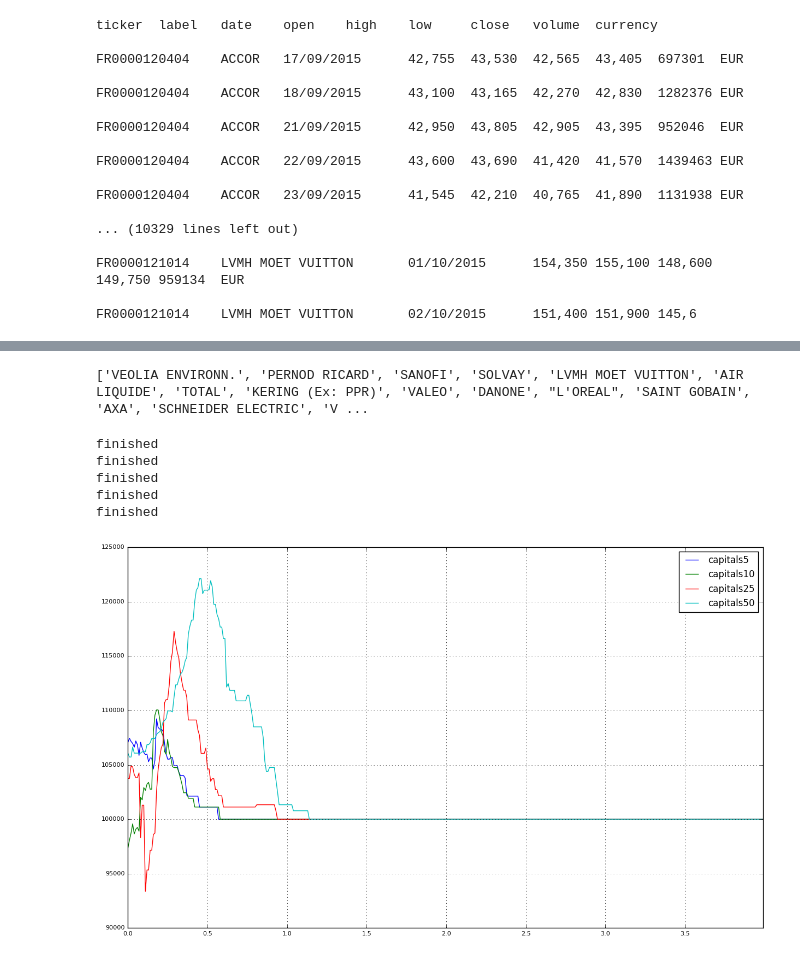
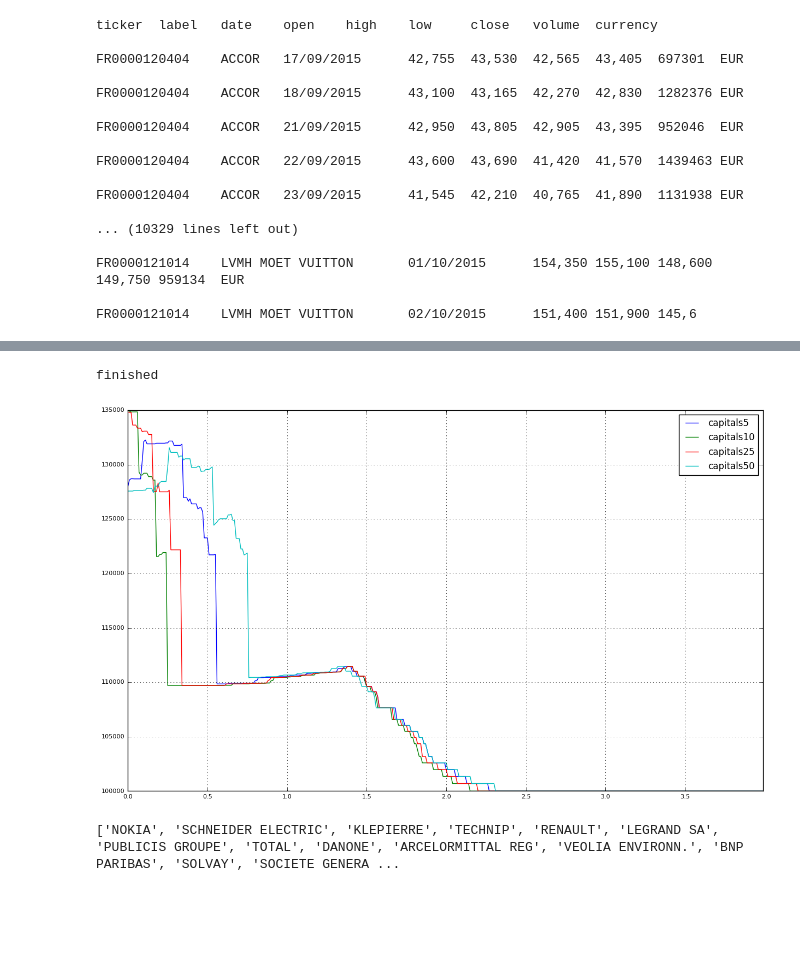
Before and after one commit to maximeBuguel/datascience_project, a Jupyter notebook: notebook.ipynb, the cells around one changed output, grey strips where cells are left out. Drawn from its saved outputs; the diff is of its cells as text; code cells hidden in the pictures; blank space fills up the shorter version.

```diff
--- a/notebook.ipynb
+++ b/notebook.ipynb
@@ -267,3 +263,8 @@ simulateOnDataSet("ACCOR")
+# %%
+simulateOnDataSet("PERNOD RICARD")
+# %% [output]
+finished
+[figure, added]
 # %%
 listCompany = []
 with open("data.txt", "r") as f:
@@ -272,19 +273,9 @@ with open("data.txt", "r") as f:
     for line in data:
         row = line.strip('\n').split('\t')
         value = row[1]
-        if not value in dictCompany:
+        if not value in dictCompany and not value == 'label':
             dictCompany[value] = 0
 listCompany = list(dictCompany.keys())
 print(listCompany)
 # %% [output]
-['VEOLIA ENVIRONN.', 'PERNOD RICARD', 'SANOFI', 'SOLVAY', 'LVMH MOET VUITTON', 'AIR LIQUIDE', 'TOTAL', 'KERING (Ex: PPR)', 'VALEO', 'DANONE', "L'OREAL", 'SAINT GOBAIN', 'AXA', 'SCHNEIDER ELECTRIC', 'V ...
+['NOKIA', 'SCHNEIDER ELECTRIC', 'KLEPIERRE', 'TECHNIP', 'RENAULT', 'LEGRAND SA', 'PUBLICIS GROUPE', 'TOTAL', 'DANONE', 'ARCELORMITTAL REG', 'VEOLIA ENVIRONN.', 'BNP PARIBAS', 'SOLVAY', 'SOCIETE GENERA ...
-# %%
-for comp in listCompany[:5]:
-    simulateOnDataSet(comp)
-# %% [output]
-finished
-finished
-finished
-finished
-finished
-[figure, removed]
```
Also changed, not shown: parts of 5 cells of this notebook.
